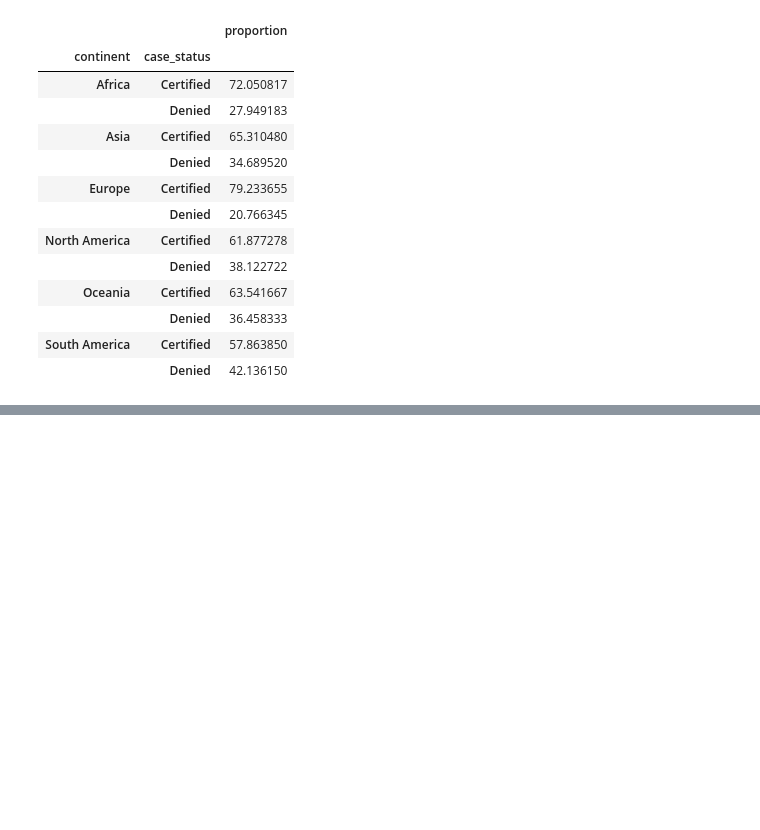
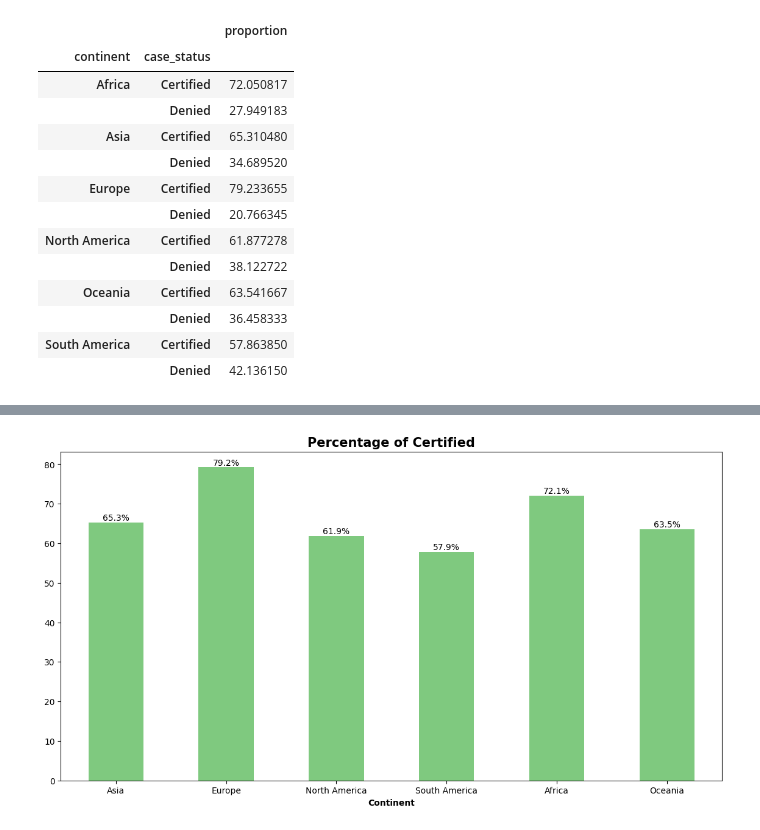
Before and after one commit to HoangKhanhTung0111/MLOPS-Project-US-Visa, a Jupyter notebook: notebook/1_EDA_US_visa.ipynb, the cells around one changed output, grey strips where cells are left out. Drawn from its saved outputs; the diff is of its cells as text; code cells hidden in the pictures; blank space fills up the shorter version.

```diff
--- a/notebook/1_EDA_US_visa.ipynb
+++ b/notebook/1_EDA_US_visa.ipynb
@@ -349,0 +360,21 @@ df.groupby('continent')['case_status'].value_counts(normalize=True).to_frame()*1
+# %%
+df2 = df.copy()
+# %%
+plt.figure(figsize=[14, 7])
+
+(100*df2[df2['case_status'].isin(['Certified'])]['continent'].value_counts() / df2['continent'].value_counts()).plot(
+    kind='bar', stacked=True, colormap='Accent') # kind: type of plot, stacked: stack columns, colormap: color palette
+plt.title("Percentage of Certified" , fontsize = 15, fontweight ='bold')
+
+order1 = (100*df2[df2['case_status'].isin(['Certified'])]['continent'].value_counts() / df2['continent'].value_counts())
+
+for i in range(len(order1)):
+    count = order1[i]
+    strs = '{:0.1f}%'.format(count)
+    plt.text(i, count+0.5, strs, ha='center') # plt.text(x, y, text, ha): ha: horizontal alignment
+
+plt.xlabel('Continent', fontweight='bold')
+plt.xticks(rotation=0)
+plt.show()
+# %% [output]
+[figure, added]
```
Also changed, not shown: parts of 4 cells of this notebook, 1 other file.
